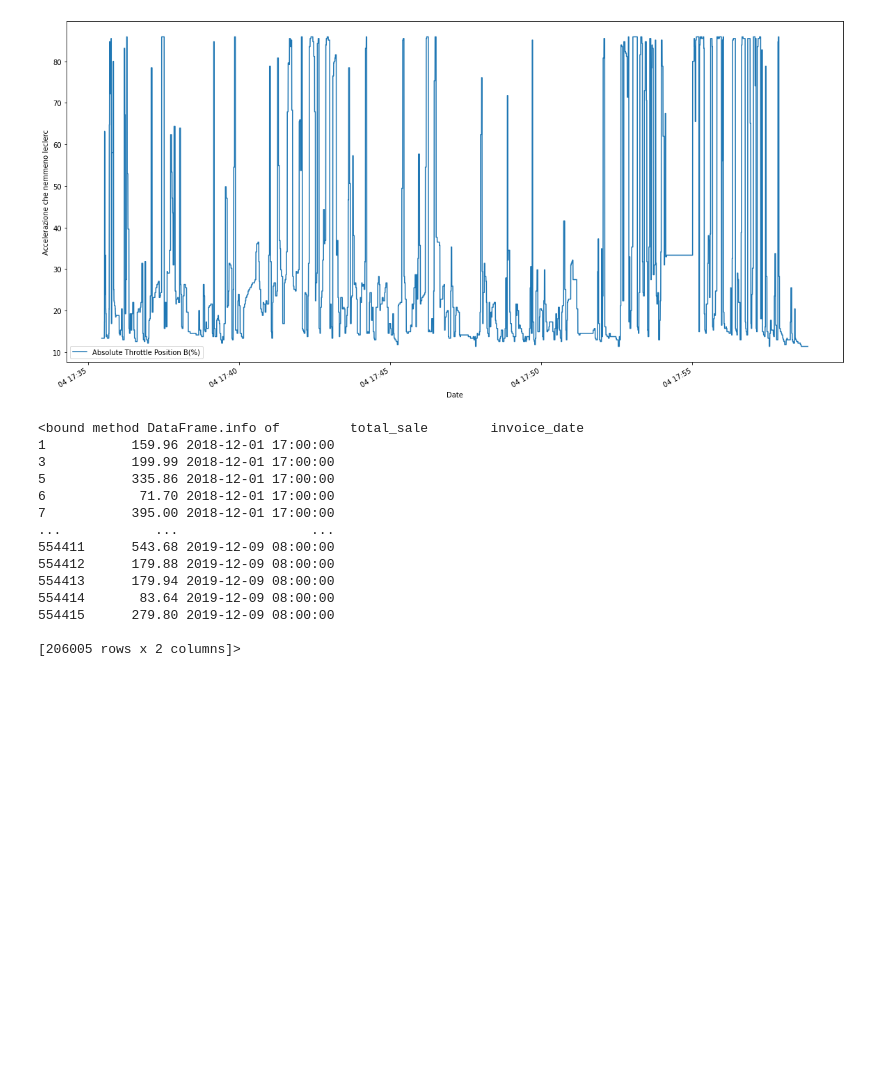
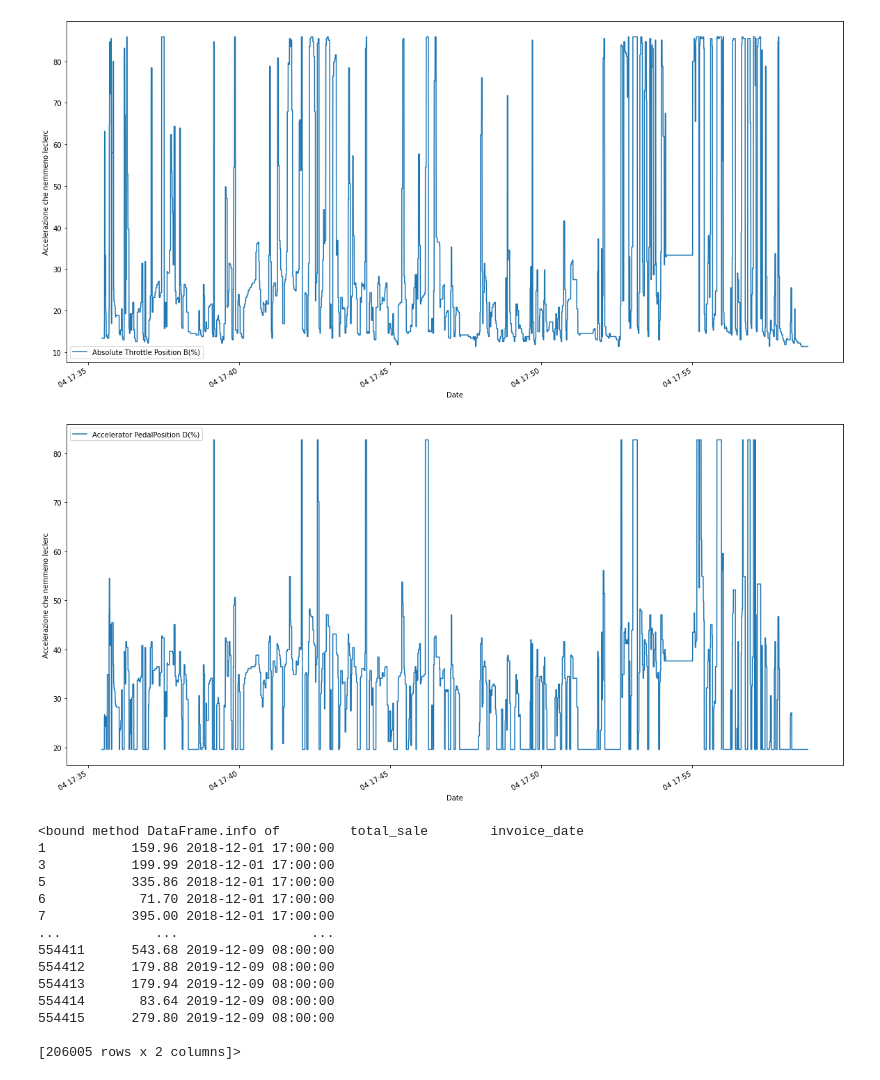
Before and after one commit to Jacopo-Spadon/EcuBs-Doblone, a Jupyter notebook: EcuBs Import.ipynb, the cells around one changed output. Drawn from its saved outputs; the diff is of its cells as text; code cells hidden in the pictures; blank space fills up the shorter version.

```diff
--- a/EcuBs Import.ipynb
+++ b/EcuBs Import.ipynb
@@ -155,6 +155,18 @@ plt.xlabel('Date')
 plt.ylabel('Accelerazione che nemmeno leclerc');
 # %% [output]
 [figure]
+# %%
+# Throttle cosi' impari
+
+ecu_dbs_thr2= ecu_dbs.groupby(ecu_dbs['dteday'])['Accelerator PedalPosition D(%)'].sum().reset_index()
+ecu_dbs_thr2 = ecu_dbs_thr2.set_index('dteday')
+ecu_dbs_thr2.index = pd.to_datetime(ecu_dbs_thr2.index)
+
+ecu_dbs_thr2.plot(figsize=(20, 10))
+plt.xlabel('Date')
+plt.ylabel('Accelerazione che nemmeno leclerc');
+# %% [output]
+[figure, added]
 # %%
 #Merging datasets
 
```
